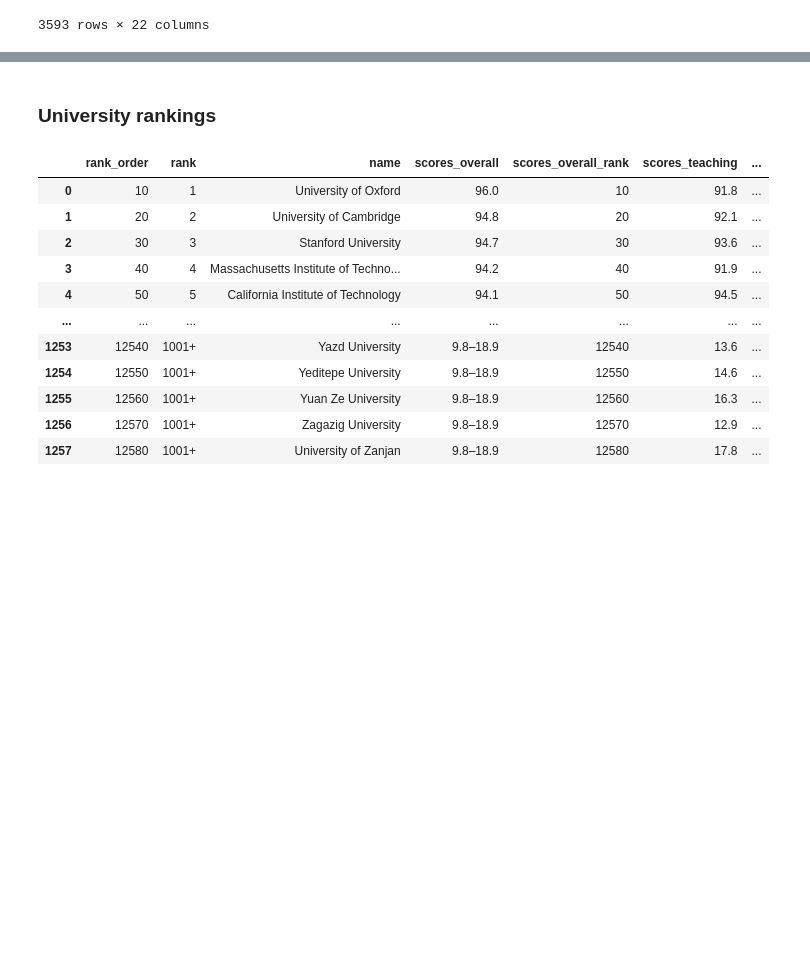
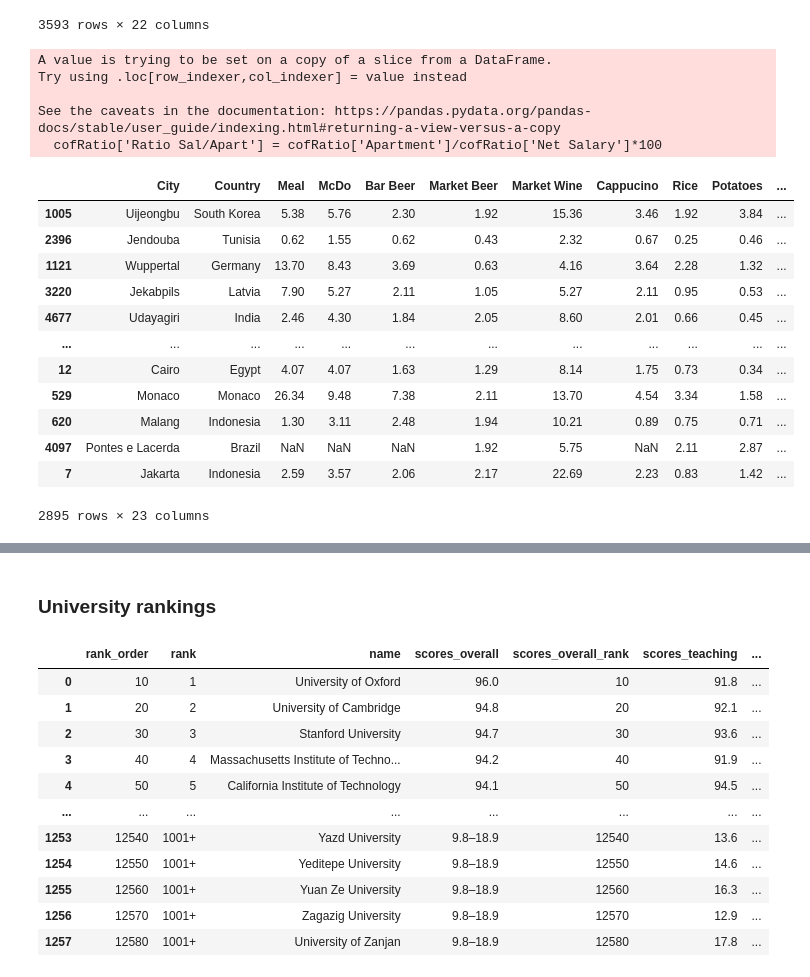
Before and after one commit to tatouti/DatabasePD, a Jupyter notebook: Erasmus_DataAnalysis.ipynb, the cells around one changed output, grey strips where cells are left out. Saved outputs shown, nothing was run; the diff lists cells and outputs as text; code cells hidden in the pictures; blank space fills up the shorter version.

```diff
--- a/Erasmus_DataAnalysis.ipynb
+++ b/Erasmus_DataAnalysis.ipynb
@@ -395,3 +384,31 @@ cof.sort_values(by='Net Salary',ascending=False)
 | 4943 | Broome | Australia | 16.99 | 8.83 | 7.99 | 5.66 | 8.15 | 3.40 | 0.95 | 2.72 | ... |
 | 4953 | Ixtapa Zihuatanejo | Mexico | 5.16 | 12.89 | 0.98 | NaN | NaN | 1.80 | NaN | NaN | ... |
 3593 rows × 22 columns
+# %%
+# Get only the lines with apartment and salary not null
+cofRatio = cof[cof['Net Salary'].isna()==False]
+cofRatio['Ratio Sal/Apart'] = cofRatio['Apartment']/cofRatio['Net Salary']*100
+
+# Take out corrupted values
+cofRatio = cofRatio[(cofRatio['Ratio Sal/Apart']<100) & (cofRatio['Ratio Sal/Apart']>10)]
+
+cofRatio.sort_values(by='Ratio Sal/Apart',ascending=True)
+# %% [output]
+A value is trying to be set on a copy of a slice from a DataFrame.
+Try using .loc[row_indexer,col_indexer] = value instead
+
+See the caveats in the documentation: https://pandas.pydata.org/pandas-docs/stable/user_guide/indexing.html#returning-a-view-versus-a-copy
+  cofRatio['Ratio Sal/Apart'] = cofRatio['Apartment']/cofRatio['Net Salary']*100
+|  | City | Country | Meal | McDo | Bar Beer | Market Beer | Market Wine | Cappucino | Rice | Potatoes | ... |
+| 1005 | Uijeongbu | South Korea | 5.38 | 5.76 | 2.30 | 1.92 | 15.36 | 3.46 | 1.92 | 3.84 | ... |
+| 2396 | Jendouba | Tunisia | 0.62 | 1.55 | 0.62 | 0.43 | 2.32 | 0.67 | 0.25 | 0.46 | ... |
+| 1121 | Wuppertal | Germany | 13.70 | 8.43 | 3.69 | 0.63 | 4.16 | 3.64 | 2.28 | 1.32 | ... |
+| 3220 | Jekabpils | Latvia | 7.90 | 5.27 | 2.11 | 1.05 | 5.27 | 2.11 | 0.95 | 0.53 | ... |
+| 4677 | Udayagiri | India | 2.46 | 4.30 | 1.84 | 2.05 | 8.60 | 2.01 | 0.66 | 0.45 | ... |
+| ... | ... | ... | ... | ... | ... | ... | ... | ... | ... | ... | ... |
+| 12 | Cairo | Egypt | 4.07 | 4.07 | 1.63 | 1.29 | 8.14 | 1.75 | 0.73 | 0.34 | ... |
+| 529 | Monaco | Monaco | 26.34 | 9.48 | 7.38 | 2.11 | 13.70 | 4.54 | 3.34 | 1.58 | ... |
+| 620 | Malang | Indonesia | 1.30 | 3.11 | 2.48 | 1.94 | 10.21 | 0.89 | 0.75 | 0.71 | ... |
+| 4097 | Pontes e Lacerda | Brazil | NaN | NaN | NaN | 1.92 | 5.75 | NaN | 2.11 | 2.87 | ... |
+| 7 | Jakarta | Indonesia | 2.59 | 3.57 | 2.06 | 2.17 | 22.69 | 2.23 | 0.83 | 1.42 | ... |
+2895 rows × 23 columns
```
Also changed, not shown: parts of 3 cells of this notebook.
